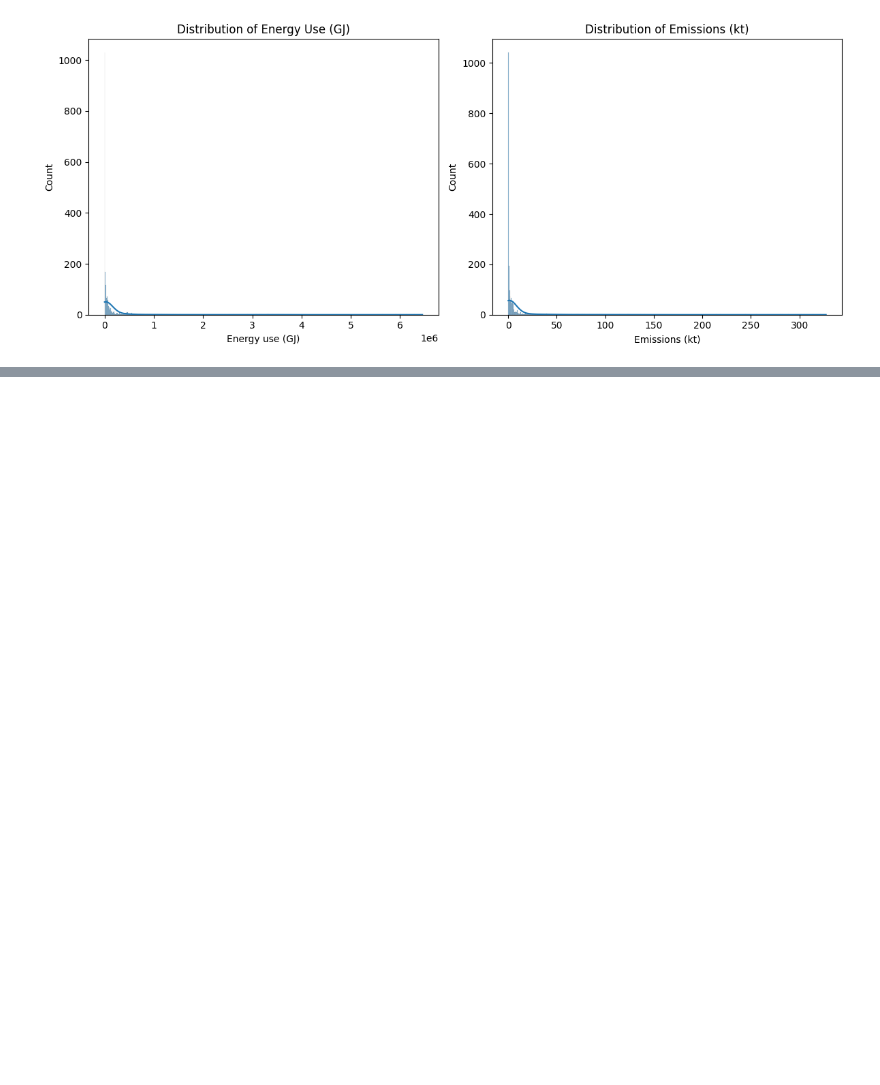
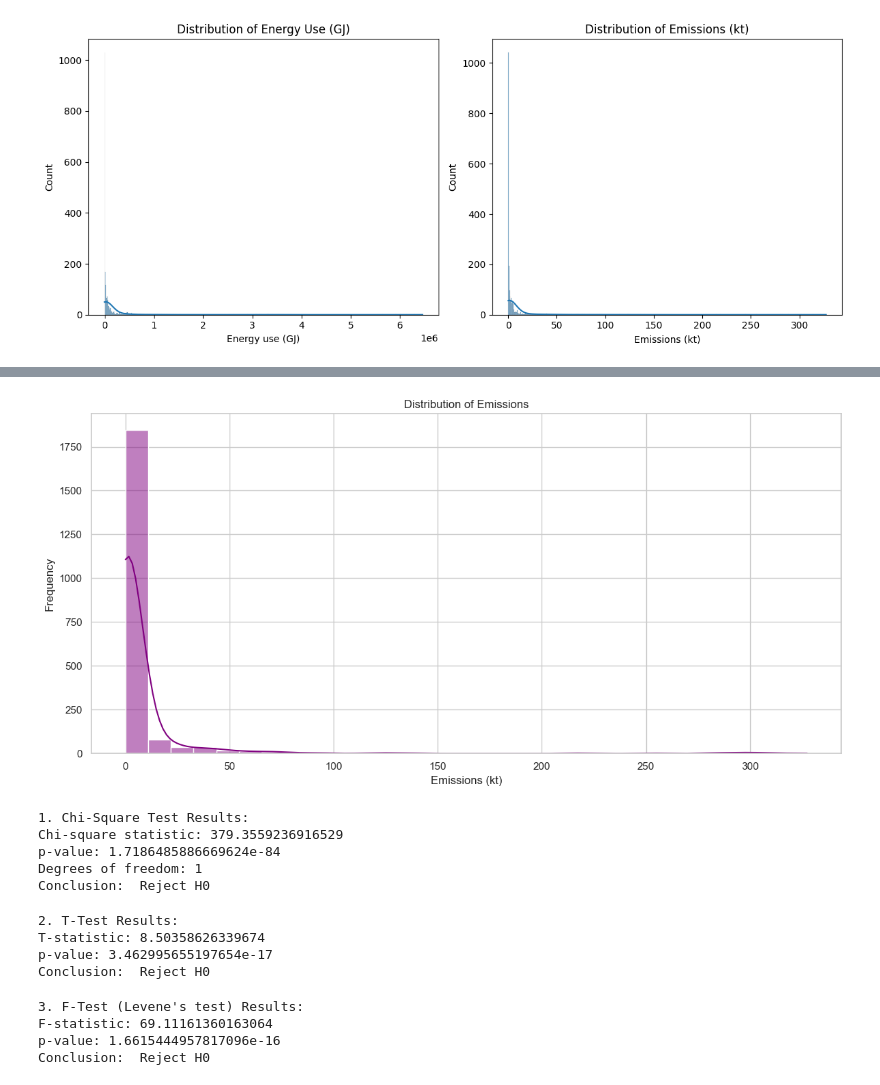
Before and after one commit to rubelbinu/GHG-emissions, a Jupyter notebook: dev/dev1v.ipynb, the cells around one changed output, grey strips where cells are left out. Drawn from its saved outputs; the diff is of its cells as text; code cells hidden in the pictures; blank space fills up the shorter version.

```diff
--- a/dev/dev1v.ipynb
+++ b/dev/dev1v.ipynb
@@ -143,0 +188,69 @@ plt.close()
+# %%
+# 4. Distribution of Emissions
+plt.figure(figsize=(12, 6))
+sns.histplot(df['Emissions (kt)'], bins=30, kde=True, color='purple')
+plt.title('Distribution of Emissions')
+plt.xlabel('Emissions (kt)')
+plt.ylabel('Frequency')
+plt.tight_layout()
+plt.savefig('distribution_of_emissions.png')
+plt.show()
+# %% [output]
+[figure, added]
+# %%
+# 1. Chi-Square Test
+# H0: There is no association between GHG source (facilities vs. fleet) and GHG scope
+# H1: There is an association between GHG source and GHG scope
+
+contingency_table = pd.crosstab(df['GHG source'], df['GHG scope'])
+chi2, p_value_chi2, dof, expected = stats.chi2_contingency(contingency_table)
+
+print("1. Chi-Square Test Results:")
+print(f"Chi-square statistic: {chi2}")
+print(f"p-value: {p_value_chi2}")
+print(f"Degrees of freedom: {dof}")
+print("Conclusion: ", "Reject H0" if p_value_chi2 < 0.05 else "Fail to reject H0")
+print()
+# %% [output]
+1. Chi-Square Test Results:
+Chi-square statistic: 379.3559236916529
+p-value: 1.7186485886669624e-84
+Degrees of freedom: 1
+Conclusion:  Reject H0
+# %%
+# 2. T-Test
+# H0: The mean emissions from facilities and fleets are the same
+# H1: The mean emissions from facilities and fleets are different
+
+facilities_emissions = df[df['GHG source'] == 'facilities']['Emissions (kt)']
+fleet_emissions = df[df['GHG source'] == 'fleet']['Emissions (kt)']
+
+t_statistic, p_value_ttest = stats.ttest_ind(facilities_emissions, fleet_emissions)
+
+print("2. T-Test Results:")
+print(f"T-statistic: {t_statistic}")
+print(f"p-value: {p_value_ttest}")
+print("Conclusion: ", "Reject H0" if p_value_ttest < 0.05 else "Fail to reject H0")
+print()
+# %% [output]
+2. T-Test Results:
+T-statistic: 8.50358626339674
+p-value: 3.462995655197654e-17
+Conclusion:  Reject H0
+# %%
+# 3. F-Test (Levene's test for equal variances)
+# H0: The variances of emissions from facilities and fleets are equal
+# H1: The variances of emissions from facilities and fleets are not equal
+
+f_statistic, p_value_ftest = stats.levene(facilities_emissions, fleet_emissions)
+
+print("3. F-Test (Levene's test) Results:")
+print(f"F-statistic: {f_statistic}")
+print(f"p-value: {p_value_ftest}")
+print("Conclusion: ", "Reject H0" if p_value_ftest < 0.05 else "Fail to reject H0")
+print()
+# %% [output]
+3. F-Test (Levene's test) Results:
+F-statistic: 69.11161360163064
+p-value: 1.6615444957817096e-16
+Conclusion:  Reject H0
```
Also changed, not shown: parts of 8 cells of this notebook, 4 other files.
